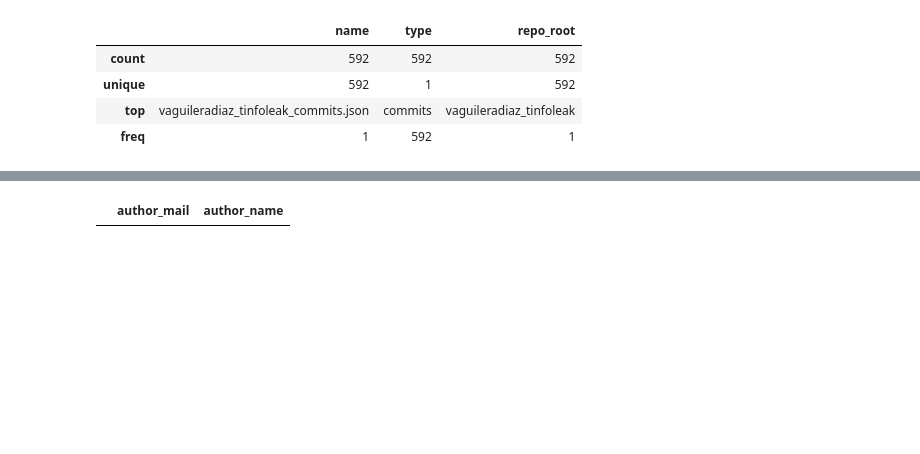
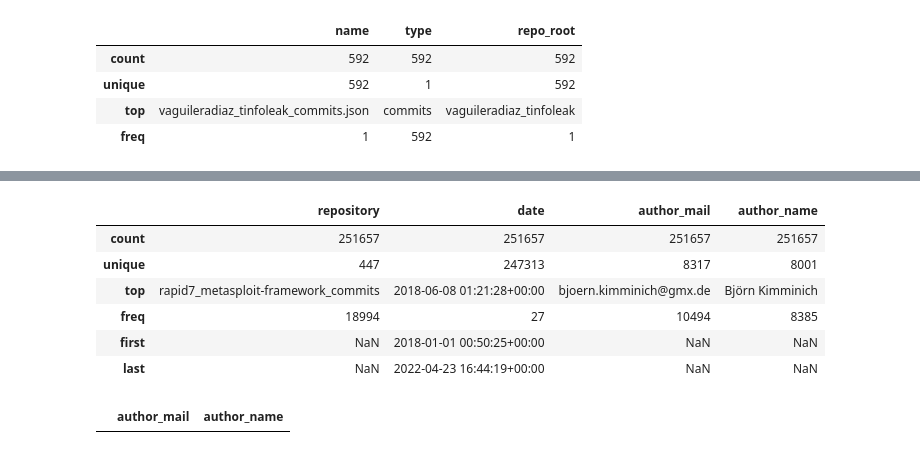
Before and after one commit to ThibautChataing/binaps_explore, a Jupyter notebook: github_explore/explore.ipynb, the cells around one changed output, grey strips where cells are left out. Cells and saved outputs as stored; diff of their text form; code cells hidden in the pictures; blank space fills up the shorter version.

```diff
--- a/github_explore/explore.ipynb
+++ b/github_explore/explore.ipynb
@@ -104,3 +119,16 @@ df_commits.to_csv("./checkpoint_1_raw_commit_list.csv")
+# %%
+time_start = datetime.datetime.strptime("2018+0000", "%Y%z")
+dfc = df_commits.loc[df_commits.date > time_start]
+# %%
+dfc.describe()
+# %% [output]
+|  | repository | date | author_mail | author_name |
+| count | 251657 | 251657 | 251657 | 251657 |
+| unique | 447 | 247313 | 8317 | 8001 |
+| top | rapid7_metasploit-framework_commits | 2018-06-08 01:21:28+00:00 | bjoern.kimminich@gmx.de | Björn Kimminich |
+| freq | 18994 | 27 | 10494 | 8385 |
+| first | NaN | 2018-01-01 00:50:25+00:00 | NaN | NaN |
+| last | NaN | 2022-04-23 16:44:19+00:00 | NaN | NaN |
 # %%
 profile = ProfileReport(df_commits, title="Pandas Profiling Report")
 profile.to_file("commits_profile.html")
```
Also changed, not shown: parts of 1 cell of this notebook.
